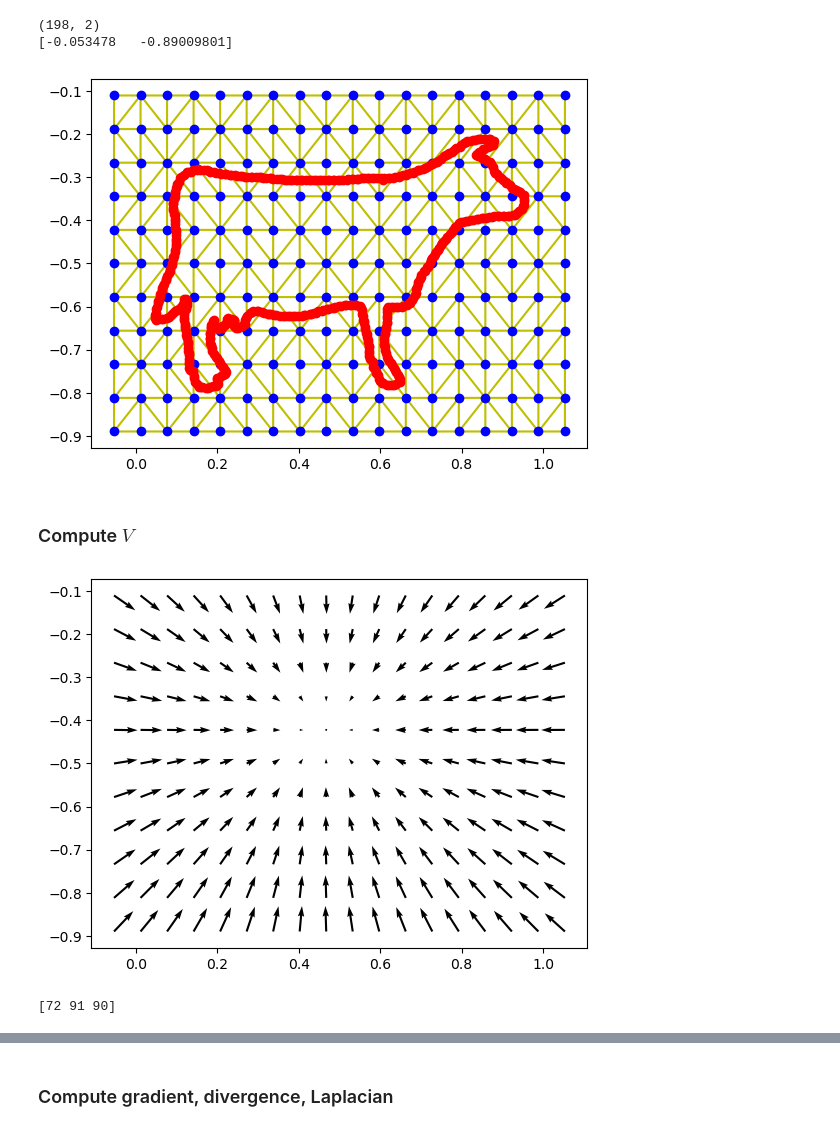
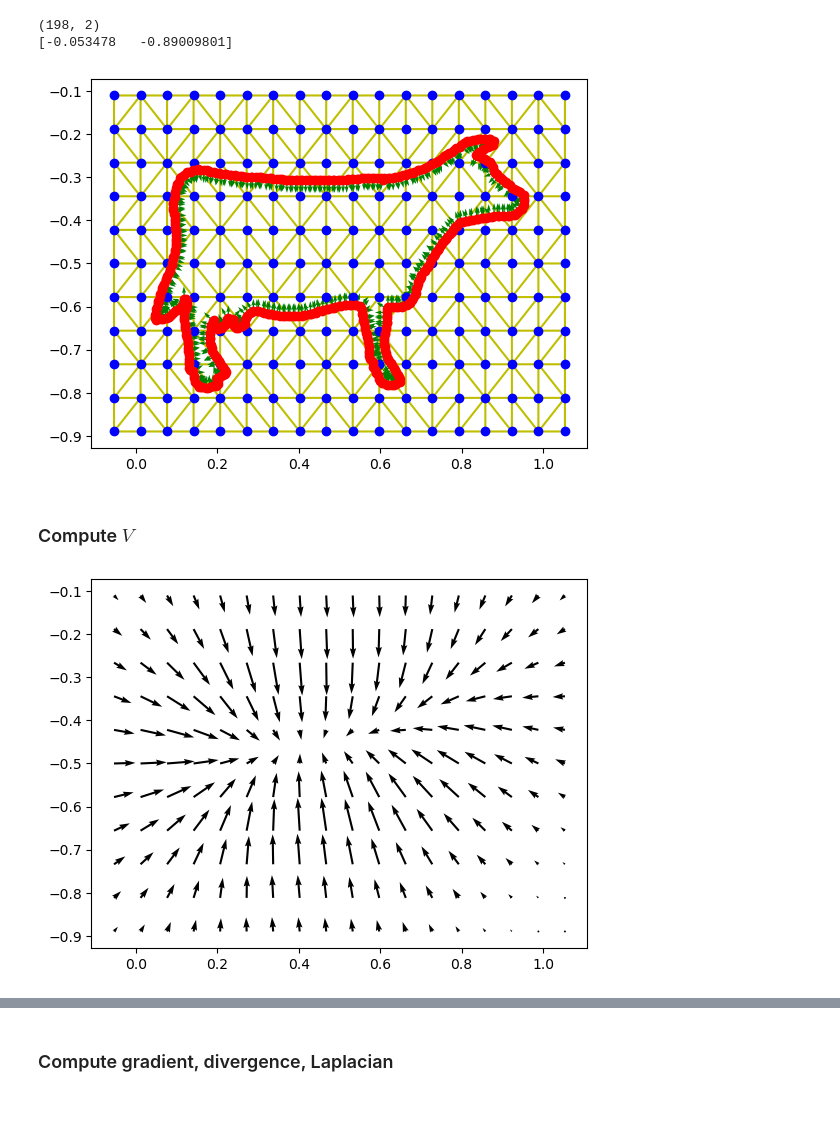
Before and after one commit to lfogarty98/psr_project, a Jupyter notebook: psr.ipynb, the cells around one changed output, grey strips where cells are left out. Drawn from its saved outputs; the diff is of its cells as text; code cells hidden in the pictures.

Commit message:
correct visualization of V
Signed-off-by: Liam Fogarty <lfogarty9995@gmail.com>

```diff
--- a/psr.ipynb
+++ b/psr.ipynb
@@ -58,9 +60,10 @@ triangulation = Delaunay(points)
 plt.triplot(points[:,0], points[:,1], triangulation.simplices, color='y')
 plt.plot(points[:,0], points[:,1], 'o', color='b')
 plt.plot(X[:,0], X[:,1], 'o', color='r')
+plt.quiver(X[:, 0], X[:, 1], N[:, 0], N[:, 1], angles='xy', scale_units='xy', color='g', label="Normals")
 plt.show()
 # %% [output]
-[figure, old version]
+[figure, new version]
 # %% [markdown]
 ### Compute $V$ ###
 # %%
@@ -68,7 +71,8 @@ def compute_gradient_per_vertex(points, X, N, sigma=1.0):
     V = np.zeros((len(points), 2))
     for i in range(len(points)):
         for j in range(len(X)):
-            V[i] += N[j] * np.exp(-np.linalg.norm(points[i] - X[j])**2) / (2 * np.pi * sigma**2)
+            weight = (np.exp(-np.linalg.norm(points[i] - X[j])**2 / (2 * np.pi * sigma**2)))
+            V[i] += weight * N[j]
     return V
 
 def compute_gradient_per_face(triangulation, V):
@@ -90,8 +94,8 @@ def compute_gradient_per_face(triangulation, V):
     return F
 # %%
 # visualize V for each vertex
-V = compute_gradient_per_vertex(points, X, N)
-plt.quiver(points[:,0], points[:,1], V[:,0], V[:,1], angles='xy', scale_units='xy')
+V_vertex = compute_gradient_per_vertex(points, X, N, sigma=0.1)
+plt.quiver(points[:,0], points[:,1], V_vertex[:,0], V_vertex[:,1])
 plt.show()
 # %% [output]
-[figure, old version]
+[figure, new version]
@@ -100,4 +101,0 @@ plt.show()
-# %%
-print(triangulation.simplices[0])
-# %% [output]
-[72 91 90]
```
Also changed, not shown: parts of 3 cells of this notebook.
